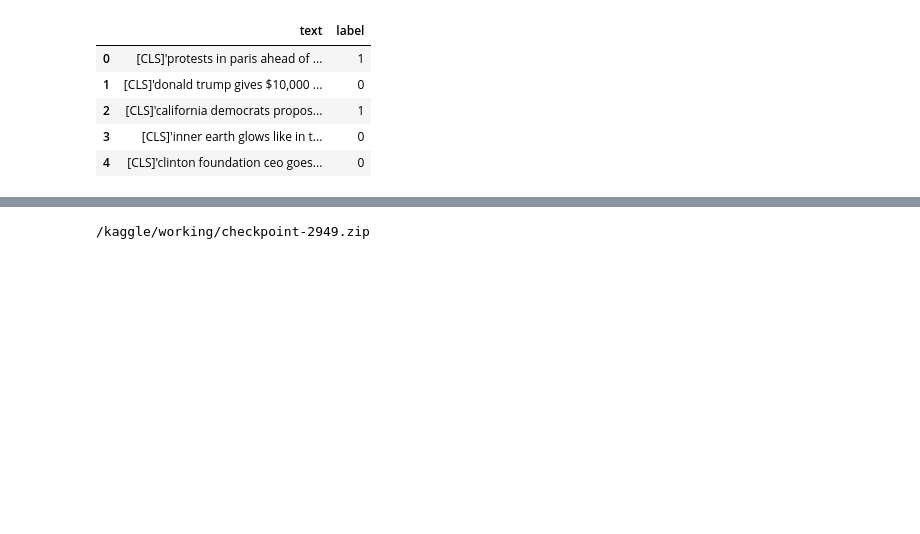
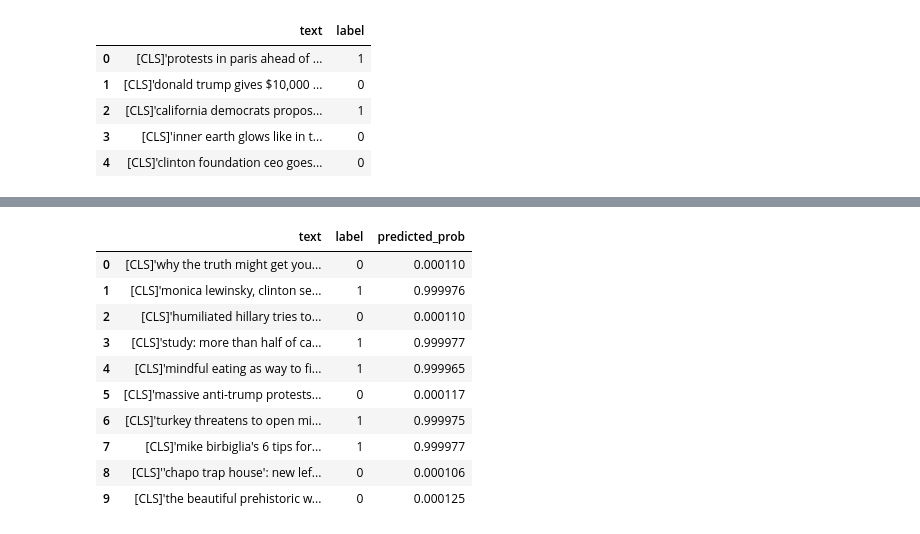
Before and after one commit to OWurst/PittCoin, a Jupyter notebook: CredibilityModeling/bert_cred_model_training.ipynb, the cells around one changed output, grey strips where cells are left out. Cells and saved outputs as stored; diff of their text form; code cells hidden in the pictures; blank space fills up the shorter version.

```diff
--- a/CredibilityModeling/bert_cred_model_training.ipynb
+++ b/CredibilityModeling/bert_cred_model_training.ipynb
@@ -410,4 +273,0 @@ FileLink(zip_file_path)
-# %%
-FileLink(zip_file_path)
-# %% [output]
-/kaggle/working/checkpoint-2949.zip
@@ -413,0 +278,56 @@ FileLink(zip_file_path)
+# %%
+#torch.cuda.empty_cache()
+# tokenized_data_gpu = {key: val.to('cuda') for key, val in tokenized_data.items()}
+model = model.to('cuda')
+# %%
+probs = []
+batch_size = 4
+for i in range(0, len(data_to_predict), batch_size):
+    batch_data = data_to_predict[i:i+batch_size]
+
+    # Tokenize batch_data here using your tokenizer
+    tokenized_data = tokenizer(batch_data, truncation=True, padding=True, return_tensors="pt")
+
+    with torch.no_grad():
+        # Process tokenized_data here
+        outputs = model(**tokenized_data.to('cuda'))  # Assuming model is on the appropriate device
+        logits = outputs.logits
+        probabilities = torch.softmax(logits, dim=1)
+
+        probs.append(probabilities)
+# %%
+combined_probabilities = []
+
+# Iterate through probs and concatenate every batch_size tensors
+for i in range(0, len(probs), batch_size):
+    # Extract a batch of tensors
+    batch_tensors = probs[i:i + batch_size]
+
+    # Concatenate the batch tensors along dim=0 (assuming they have the same shape)
+    concatenated_tensor = torch.cat(batch_tensors, dim=0)
+
+    # Append the concatenated tensor to the combined list
+    combined_probabilities.append(concatenated_tensor)
+
+class1_probs = []
+
+# Process each batch
+for probs_batch in combined_probabilities:
+    # Extract probabilities of class 1 (index 1)
+    class1_probs_batch = probs_batch[:, 1]  # Assuming class 1 is in the second column
+    class1_probs.extend(class1_probs_batch.tolist())  # Convert to list and extend the main list
+# %%
+test_df['predicted_prob'] = class1_probs
+test_df.head(10)
+# %% [output]
+|  | text | label | predicted_prob |
+| 0 | [CLS]'why the truth might get you... | 0 | 0.000110 |
+| 1 | [CLS]'monica lewinsky, clinton se... | 1 | 0.999976 |
+| 2 | [CLS]'humiliated hillary tries to... | 0 | 0.000110 |
+| 3 | [CLS]'study: more than half of ca... | 1 | 0.999977 |
+| 4 | [CLS]'mindful eating as way to fi... | 1 | 0.999965 |
+| 5 | [CLS]'massive anti-trump protests... | 0 | 0.000117 |
+| 6 | [CLS]'turkey threatens to open mi... | 1 | 0.999975 |
+| 7 | [CLS]'mike birbiglia's 6 tips for... | 1 | 0.999977 |
+| 8 | [CLS]''chapo trap house': new lef... | 0 | 0.000106 |
+| 9 | [CLS]'the beautiful prehistoric w... | 0 | 0.000125 |
```
Also changed, not shown: parts of 41 cells of this notebook.
